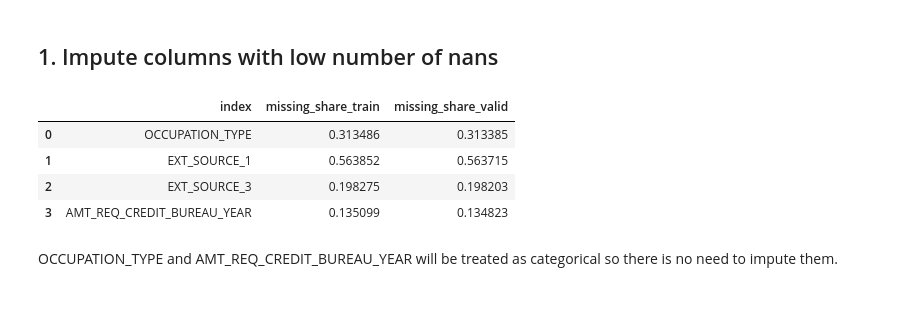
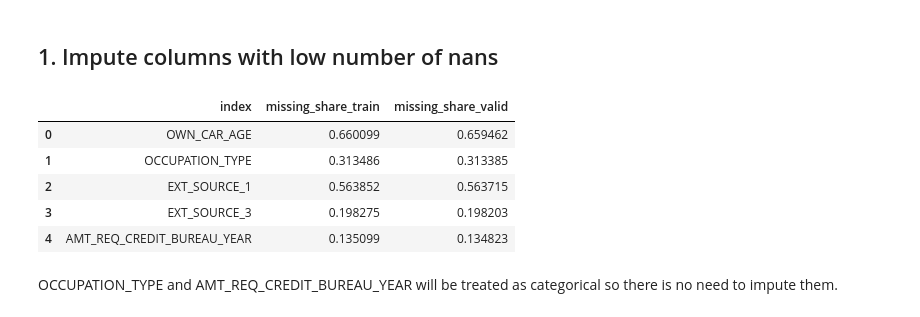
Before and after one commit to alek-ds/home-credit-default-risk-ak, a Jupyter notebook: notebooks/preprocessing/app_preprocessing.ipynb, the cells around one changed output. Cells and saved outputs as stored; diff of their text form; code cells hidden in the pictures.

```diff
--- a/notebooks/preprocessing/app_preprocessing.ipynb
+++ b/notebooks/preprocessing/app_preprocessing.ipynb
@@ -89,0 +88,4 @@ True
+# %%
+binary_cols = [col for col in df_train.columns if df_train[col].nunique()==2]
+
+for col in binary_cols: print(f"{col}: {df_train[col].unique()}")
@@ -89,0 +110,8 @@ True
+# %%
+for col in binary_cols:
+    unique_vals = df_train[col].dropna().unique()
+
+    if len(unique_vals) == 2:
+        mapping = {unique_vals[0]: 0, unique_vals[1]: 1}
+        df_train[col] = df_train[col].map(mapping)
+        print(col, mapping)
@@ -117,32 +163,33 @@ credit_bureau_cols.remove('AMT_REQ_CREDIT_BUREAU_YEAR')
 # %%
 df_nans_train = df_train.isna().mean().to_frame(name='missing_share_train').reset_index()
 
 df_nans_train_ge_0_05 = df_nans_train[
     (df_nans_train['missing_share_train']>=0.05)
     & (df_nans_train['missing_share_train'] <= 0.5)
     & (~df_nans_train['index'].isin(building_cols))
     & (~df_nans_train['index'].isin(credit_bureau_cols))
-    | (df_nans_train['index'] == 'EXT_SOURCE_1')
+    | (df_nans_train['index'].isin(['EXT_SOURCE_1', 'OWN_CAR_AGE']))
 ]
 
 df_nans_valid = df_valid.isna().mean().to_frame(name='missing_share_valid').reset_index()
 
 df_nans_valid_ge_0_05 = df_nans_valid[
     (df_nans_valid['missing_share_valid']>=0.05)
     & (df_nans_valid['missing_share_valid'] <= 0.5)
     & (~df_nans_valid['index'].isin(building_cols))
     & (~df_nans_valid['index'].isin(credit_bureau_cols))
-    | (df_nans_valid['index'] == 'EXT_SOURCE_1')
+    | (df_nans_valid['index'].isin(['EXT_SOURCE_1', 'OWN_CAR_AGE']))
 ]
 
 df_nans_ge_0_05 = df_nans_train_ge_0_05.merge(right=df_nans_valid_ge_0_05, how='left', on='index')
 df_nans_ge_0_05
 # %% [output]
 |  | index | missing_share_train | missing_share_valid |
-| 0 | OCCUPATION_TYPE | 0.313486 | 0.313385 |
-| 1 | EXT_SOURCE_1 | 0.563852 | 0.563715 |
-| 2 | EXT_SOURCE_3 | 0.198275 | 0.198203 |
-| 3 | AMT_REQ_CREDIT_BUREAU_YEAR | 0.135099 | 0.134823 |
+| 0 | OWN_CAR_AGE | 0.660099 | 0.659462 |
+| 1 | OCCUPATION_TYPE | 0.313486 | 0.313385 |
+| 2 | EXT_SOURCE_1 | 0.563852 | 0.563715 |
+| 3 | EXT_SOURCE_3 | 0.198275 | 0.198203 |
+| 4 | AMT_REQ_CREDIT_BUREAU_YEAR | 0.135099 | 0.134823 |
 # %% [markdown]
 OCCUPATION_TYPE and AMT_REQ_CREDIT_BUREAU_YEAR will be treated as categorical so there is no need to impute them.
 # %%
```
Also changed, not shown: parts of 28 cells of this notebook.
